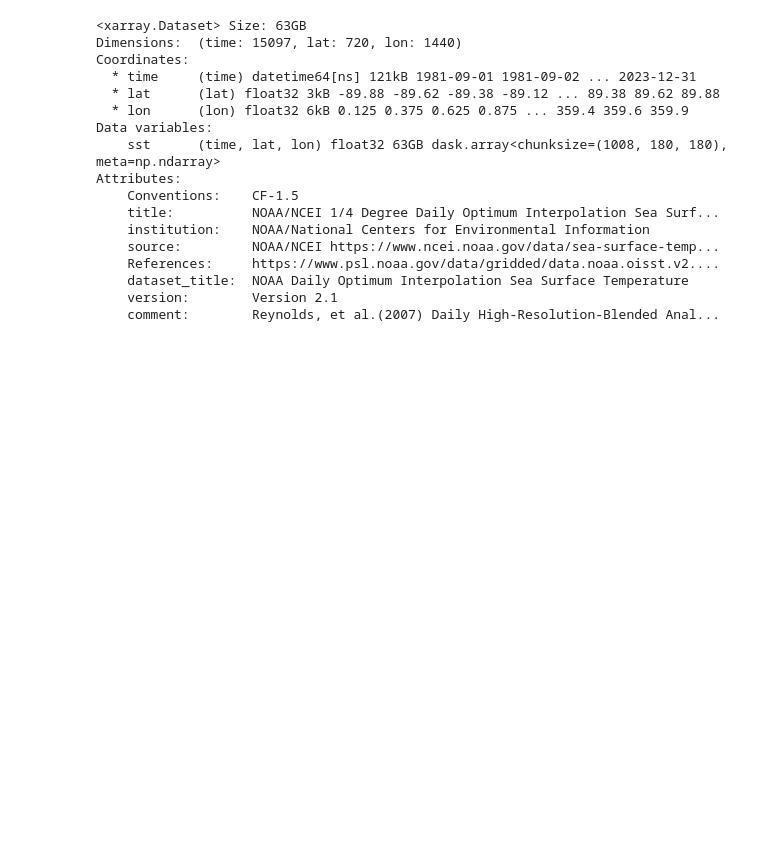
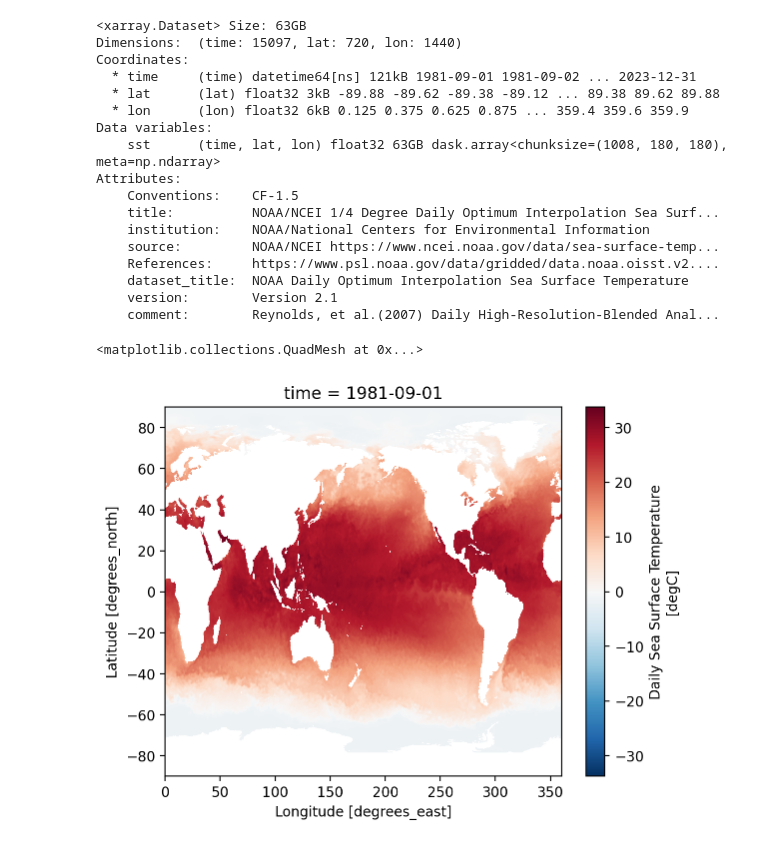
Before and after one commit to lucieDLE/MHW-Detection, a Jupyter notebook: notebook/daily_data_prep.ipynb, the cells around one changed output. Saved outputs shown, nothing was run; the diff lists cells and outputs as text; code cells hidden in the pictures; blank space fills up the shorter version.

```diff
--- a/notebook/daily_data_prep.ipynb
+++ b/notebook/daily_data_prep.ipynb
@@ -52,3 +48,8 @@ Attributes:
     dataset_title:  NOAA Daily Optimum Interpolation Sea Surface Temperature
     version:        Version 2.1
     comment:        Reynolds, et al.(2007) Daily High-Resolution-Blended Anal...
+# %%
+ds_zarr.sst[0].plot()
+# %% [output]
+<matplotlib.collections.QuadMesh at 0x...>
+[figure, added]
```
Also changed, not shown: parts of 5 cells of this notebook, 1 other file.
